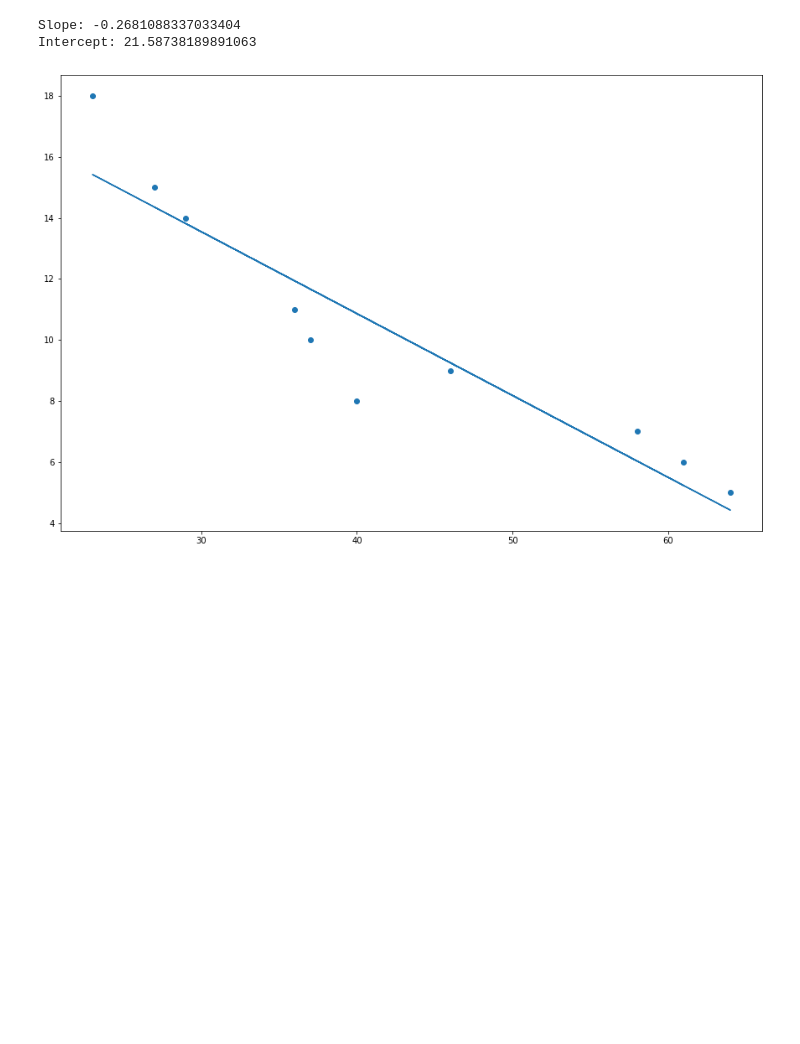
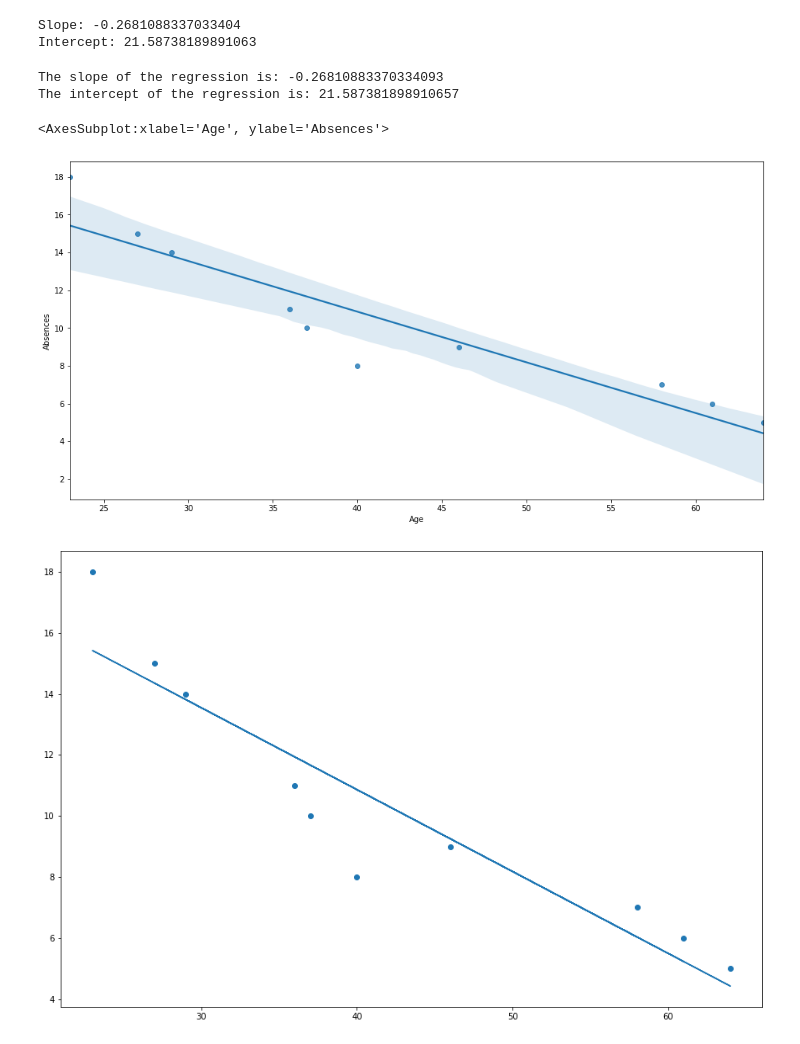
Before and after one commit to ta-data-remote/lab-linear-regression-correlation, a Jupyter notebook: your-code/main.ipynb, the cells around one changed output. Saved outputs shown, nothing was run; the diff lists cells and outputs as text; code cells hidden in the pictures; blank space fills up the shorter version.

```diff
--- a/your-code/main.ipynb
+++ b/your-code/main.ipynb
@@ -41,6 +79,18 @@ Import the necessary libraries to complete the lab here:
 # %% [output]
 Slope: -0.2681088337033404
 Intercept: 21.58738189891063
+# %%
+a,b = regression_parameters(x,y)
+# %% [output]
+The slope of the regression is: -0.26810883370334093
+The intercept of the regression is: 21.587381898910657
+# %%
+fig2, ax2 = plt.subplots(figsize = (16,8))
+
+sns.regplot(x='Age', y='Absences', data=data)
+# %% [output]
+<AxesSubplot:xlabel='Age', ylabel='Absences'>
+[figure, added]
 # %%
 # your comments here
 # %% [output]
```
Also changed, not shown: parts of 27 cells of this notebook.
